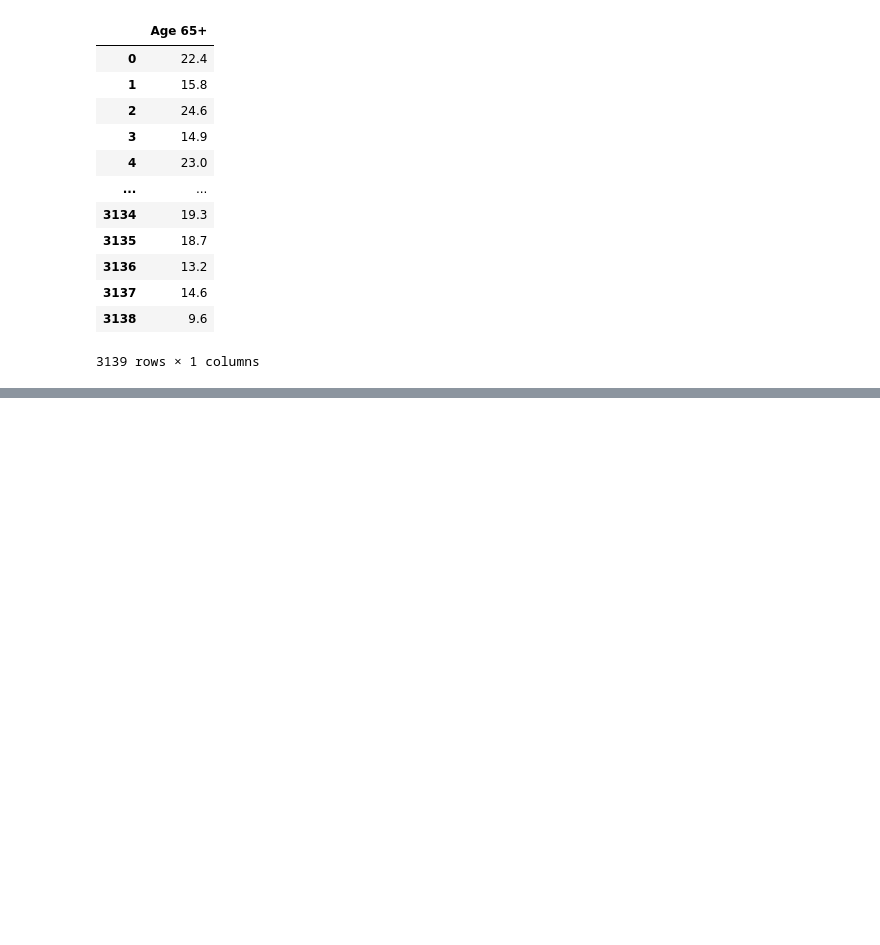
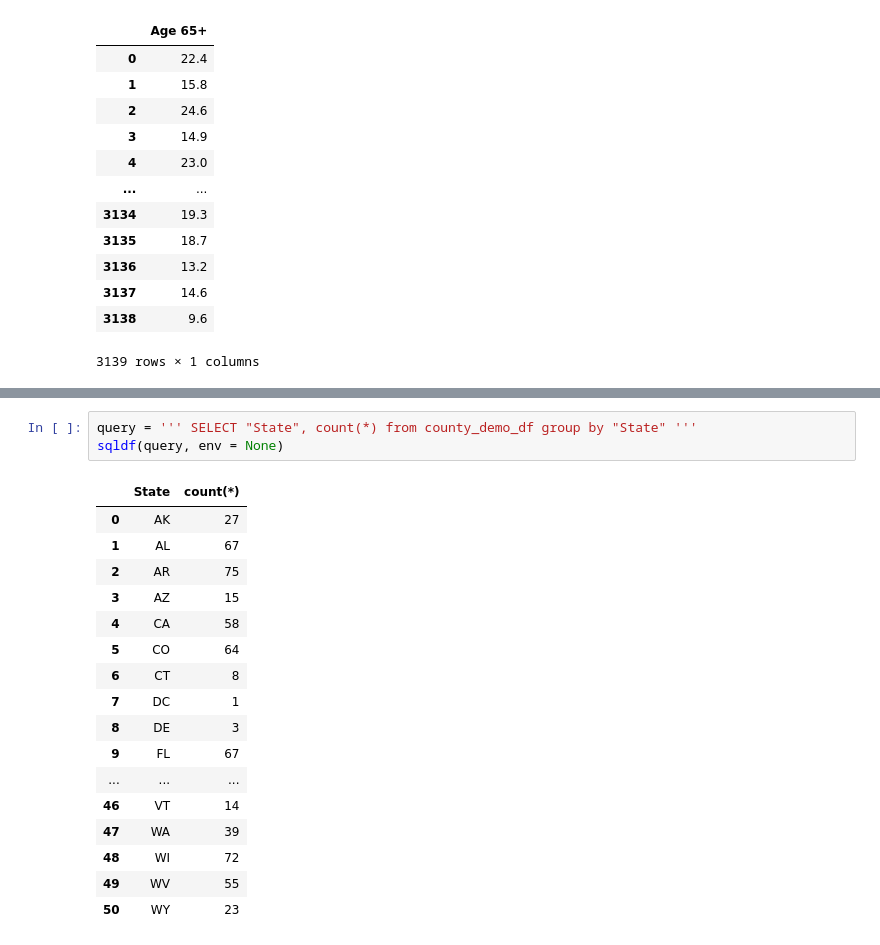
Before and after one commit to wesleyynguyenn/data-science-portfolio, a Jupyter notebook: county-demographics.ipynb, the cells around one changed output, grey strips where cells are left out. Cells and saved outputs as stored; diff of their text form; blank space fills up the shorter version.

```diff
--- a/county-demographics.ipynb
+++ b/county-demographics.ipynb
@@ -160,0 +175,21 @@ sqldf(query, env = None)
+# %%
+query = ''' SELECT "State", count(*) from county_demo_df group by "State" '''
+sqldf(query, env = None)
+# %% [output]
+|  | State | count(*) |
+| 0 | AK | 27 |
+| 1 | AL | 67 |
+| 2 | AR | 75 |
+| 3 | AZ | 15 |
+| 4 | CA | 58 |
+| 5 | CO | 64 |
+| 6 | CT | 8 |
+| 7 | DC | 1 |
+| 8 | DE | 3 |
+| 9 | FL | 67 |
+| ... | ... | ... |
+| 46 | VT | 14 |
+| 47 | WA | 39 |
+| 48 | WI | 72 |
+| 49 | WV | 55 |
+| 50 | WY | 23 |
```
Also changed, not shown: parts of 2 cells of this notebook.
